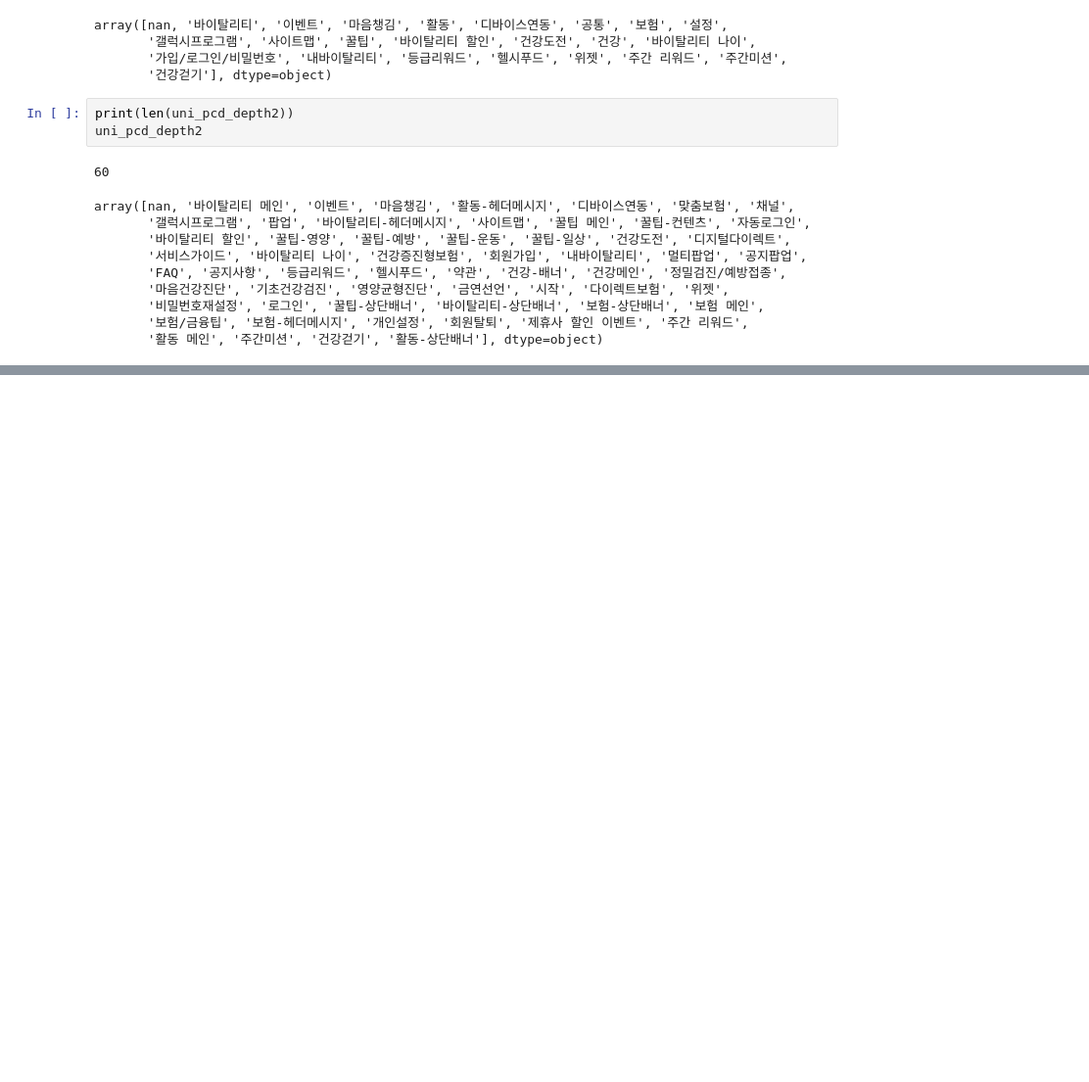
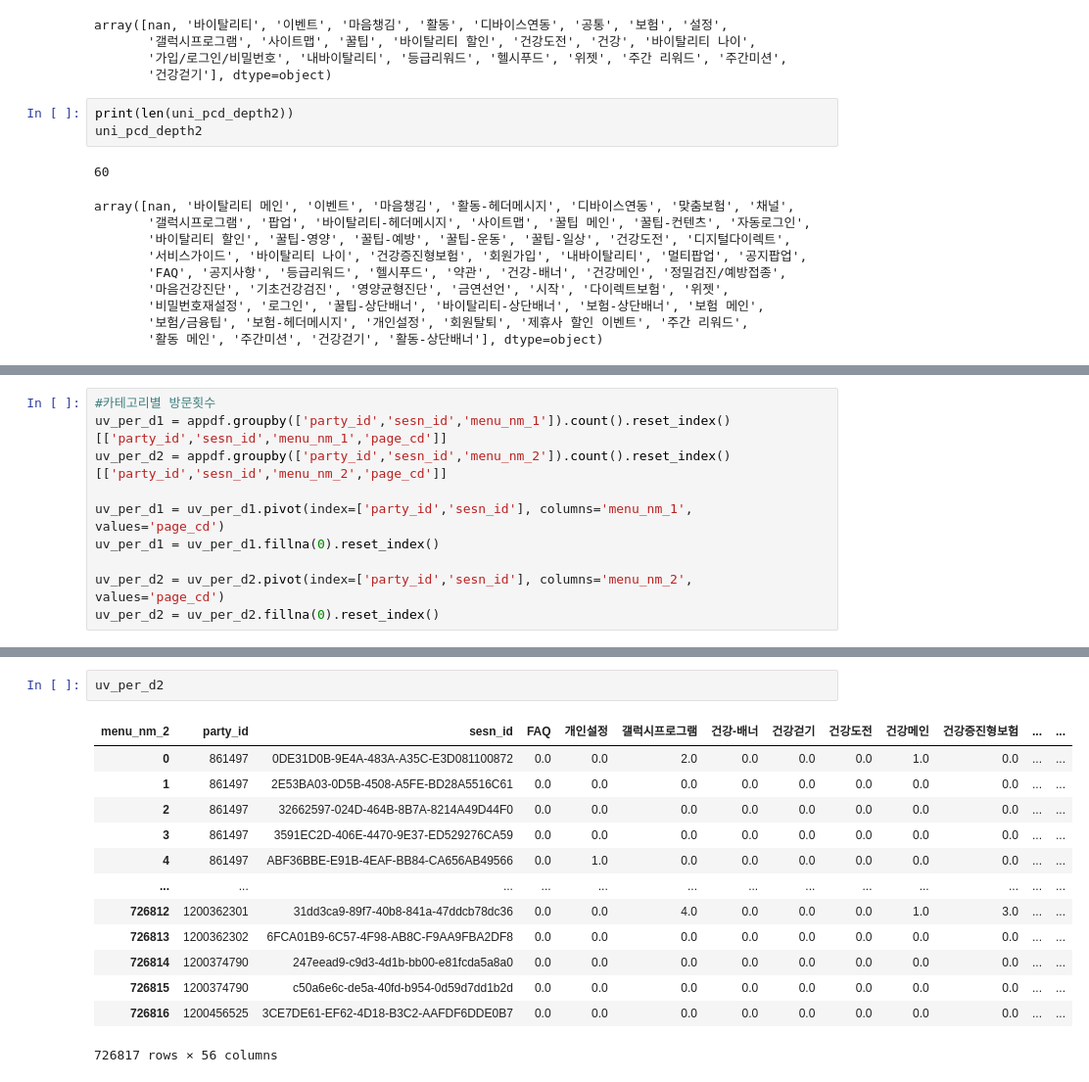
Before and after one commit to ralasun/aia-vitality, a Jupyter notebook: sunhwa/data/seq_dataset.ipynb, the cells around one changed output, grey strips where cells are left out. Shown: that part at 98% size. Saved outputs shown, nothing was run; the diff lists cells and outputs as text; blank space fills up the shorter version.

```diff
--- a/sunhwa/data/seq_dataset.ipynb
+++ b/sunhwa/data/seq_dataset.ipynb
@@ -360,0 +415,10 @@ uv_per_depth1.sort_values(['sesn_id','menu_nm_1'])
+# %%
+#카테고리별 방문횟수
+uv_per_d1 = appdf.groupby(['party_id','sesn_id','menu_nm_1']).count().reset_index()[['party_id','sesn_id','menu_nm_1','page_cd']]
+uv_per_d2 = appdf.groupby(['party_id','sesn_id','menu_nm_2']).count().reset_index()[['party_id','sesn_id','menu_nm_2','page_cd']]
+
+uv_per_d1 = uv_per_d1.pivot(index=['party_id','sesn_id'], columns='menu_nm_1', values='page_cd')
+uv_per_d1 = uv_per_d1.fillna(0).reset_index()
+
+uv_per_d2 = uv_per_d2.pivot(index=['party_id','sesn_id'], columns='menu_nm_2', values='page_cd')
+uv_per_d2 = uv_per_d2.fillna(0).reset_index()
@@ -360,0 +441,16 @@ uv_per_depth1.sort_values(['sesn_id','menu_nm_1'])
+# %%
+uv_per_d2
+# %% [output]
+| menu_nm_2 | party_id | sesn_id | FAQ | 개인설정 | 갤럭시프로그램 | 건강-배너 | 건강걷기 | 건강도전 | 건강메인 | 건강증진형보험 | ... | ... |
+| 0 | 861497 | 0DE31D0B-9E4A-483A-A35C-E3D081100872 | 0.0 | 0.0 | 2.0 | 0.0 | 0.0 | 0.0 | 1.0 | 0.0 | ... | ... |
+| 1 | 861497 | 2E53BA03-0D5B-4508-A5FE-BD28A5516C61 | 0.0 | 0.0 | 0.0 | 0.0 | 0.0 | 0.0 | 0.0 | 0.0 | ... | ... |
+| 2 | 861497 | 32662597-024D-464B-8B7A-8214A49D44F0 | 0.0 | 0.0 | 0.0 | 0.0 | 0.0 | 0.0 | 0.0 | 0.0 | ... | ... |
+| 3 | 861497 | 3591EC2D-406E-4470-9E37-ED529276CA59 | 0.0 | 0.0 | 0.0 | 0.0 | 0.0 | 0.0 | 0.0 | 0.0 | ... | ... |
+| 4 | 861497 | ABF36BBE-E91B-4EAF-BB84-CA656AB49566 | 0.0 | 1.0 | 0.0 | 0.0 | 0.0 | 0.0 | 0.0 | 0.0 | ... | ... |
+| ... | ... | ... | ... | ... | ... | ... | ... | ... | ... | ... | ... | ... |
+| 726812 | 1200362301 | 31dd3ca9-89f7-40b8-841a-47ddcb78dc36 | 0.0 | 0.0 | 4.0 | 0.0 | 0.0 | 0.0 | 1.0 | 3.0 | ... | ... |
+| 726813 | 1200362302 | 6FCA01B9-6C57-4F98-AB8C-F9AA9FBA2DF8 | 0.0 | 0.0 | 0.0 | 0.0 | 0.0 | 0.0 | 0.0 | 0.0 | ... | ... |
+| 726814 | 1200374790 | 247eead9-c9d3-4d1b-bb00-e81fcda5a8a0 | 0.0 | 0.0 | 0.0 | 0.0 | 0.0 | 0.0 | 0.0 | 0.0 | ... | ... |
+| 726815 | 1200374790 | c50a6e6c-de5a-40fd-b954-0d59d7dd1b2d | 0.0 | 0.0 | 0.0 | 0.0 | 0.0 | 0.0 | 0.0 | 0.0 | ... | ... |
+| 726816 | 1200456525 | 3CE7DE61-EF62-4D18-B3C2-AAFDF6DDE0B7 | 0.0 | 0.0 | 0.0 | 0.0 | 0.0 | 0.0 | 0.0 | 0.0 | ... | ... |
+726817 rows × 56 columns
```
Also changed, not shown: parts of 58 cells of this notebook.
